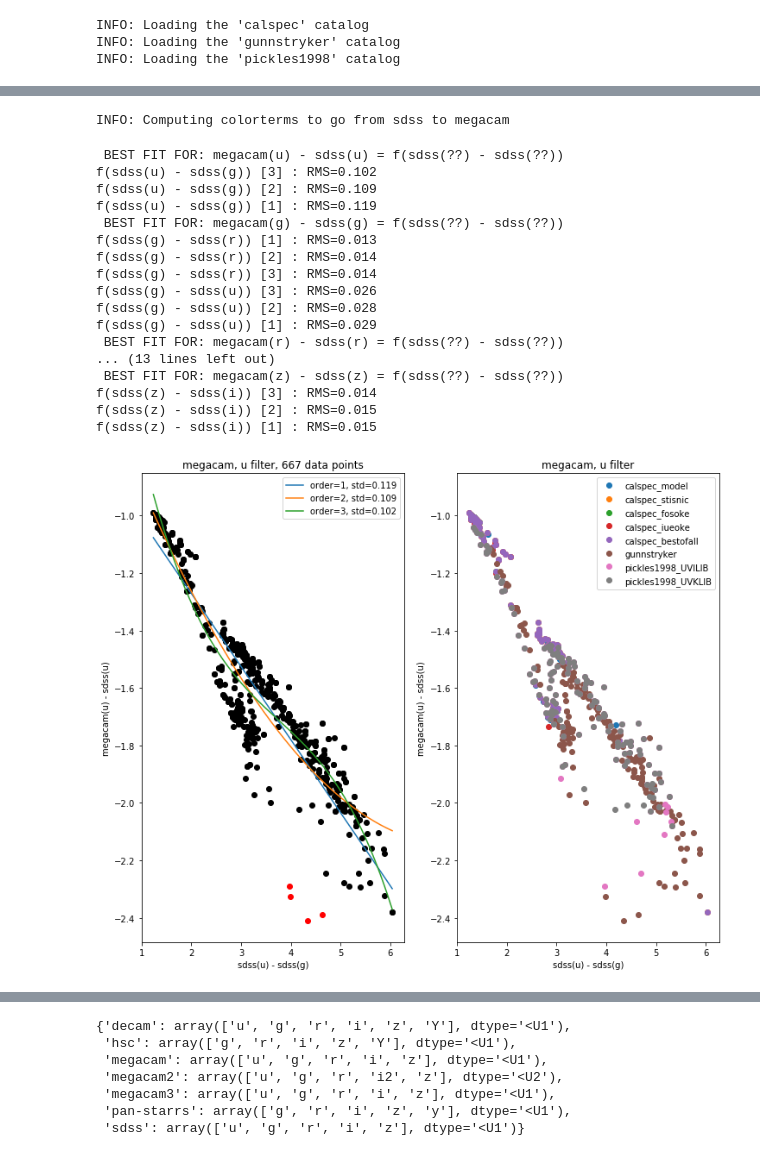
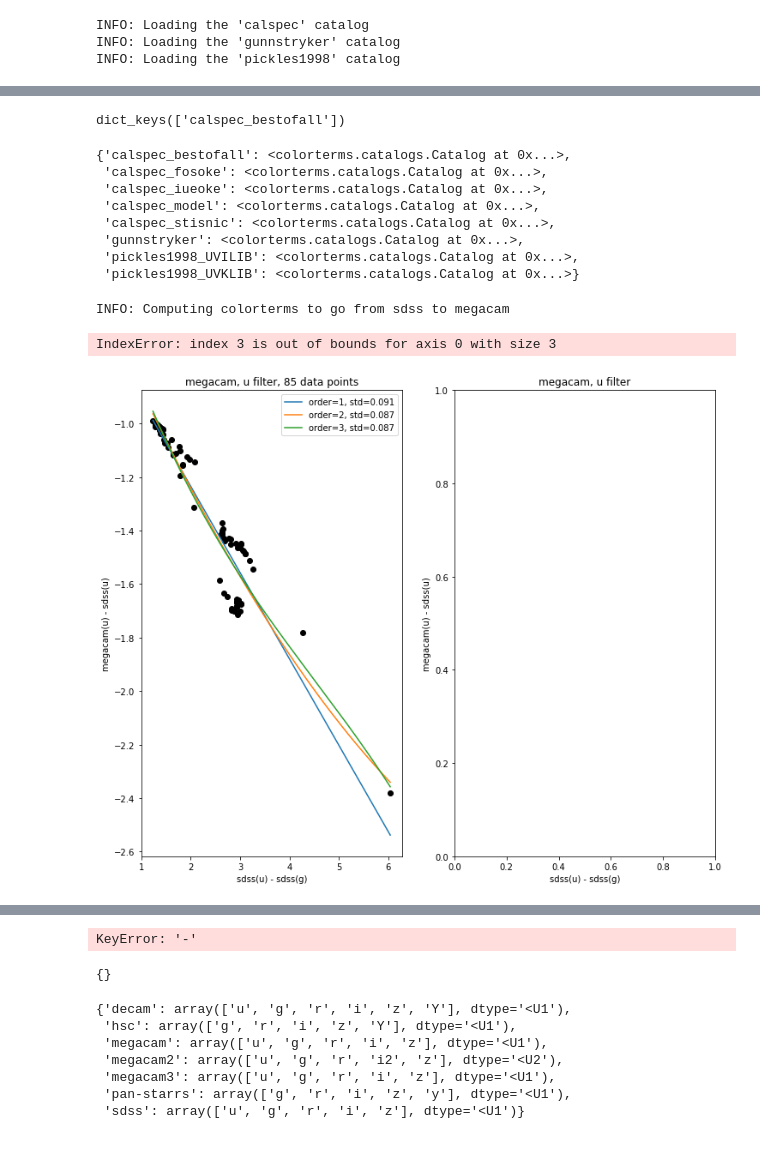
Before and after one commit to marina-ricci/colorterms, a Jupyter notebook: notebooks/colorfits.ipynb, the cells around one changed output, grey strips where cells are left out. Saved outputs shown, nothing was run; the diff lists cells and outputs as text; code cells hidden in the pictures.

Commit message:
Fix catalog loading options

```diff
--- a/notebooks/colorfits.ipynb
+++ b/notebooks/colorfits.ipynb
@@ -21,3 +59,7 @@ colt = colorfits.Colorterms(catalogs, filters)
+# %%
+colt.magnitudes.keys()
+# %% [output]
+dict_keys(['calspec_bestofall'])
 # %%
 first_filterset = 'sdss'; second_filterset='megacam'
 # %%
@@ -30,25 +72,20 @@ cuts = {'megacam(r) - sdss(r)': {'min': -0.10, 'max': 0},
         'sdss(i) - sdss(r)': {'max': 1},
         'megacam(z) - sdss(z)': {'min': -1.35, 'max': -1.05}
        }
+# %%
+colt.catalogs
+# %% [output]
+{'calspec_bestofall': <colorterms.catalogs.Catalog at 0x...>,
+ 'calspec_fosoke': <colorterms.catalogs.Catalog at 0x...>,
+ 'calspec_iueoke': <colorterms.catalogs.Catalog at 0x...>,
+ 'calspec_model': <colorterms.catalogs.Catalog at 0x...>,
+ 'calspec_stisnic': <colorterms.catalogs.Catalog at 0x...>,
+ 'gunnstryker': <colorterms.catalogs.Catalog at 0x...>,
+ 'pickles1998_UVILIB': <colorterms.catalogs.Catalog at 0x...>,
+ 'pickles1998_UVKLIB': <colorterms.catalogs.Catalog at 0x...>}
 # %%
-colt.compute_colorterms(first_filterset, second_filterset, cuts=cuts, sigma_clip=5)
+colt.compute_colorterms(first_filterset, second_filterset, cuts=cuts, sigma_clip=5,catalogs=['calspec_bestofall'])
 # %% [output]
 INFO: Computing colorterms to go from sdss to megacam
- BEST FIT FOR: megacam(u) - sdss(u) = f(sdss(??) - sdss(??))
-f(sdss(u) - sdss(g)) [3] : RMS=0.102
-f(sdss(u) - sdss(g)) [2] : RMS=0.109
-f(sdss(u) - sdss(g)) [1] : RMS=0.119
- BEST FIT FOR: megacam(g) - sdss(g) = f(sdss(??) - sdss(??))
-f(sdss(g) - sdss(r)) [1] : RMS=0.013
-f(sdss(g) - sdss(r)) [2] : RMS=0.014
-f(sdss(g) - sdss(r)) [3] : RMS=0.014
-f(sdss(g) - sdss(u)) [3] : RMS=0.026
-f(sdss(g) - sdss(u)) [2] : RMS=0.028
-f(sdss(g) - sdss(u)) [1] : RMS=0.029
- BEST FIT FOR: megacam(r) - sdss(r) = f(sdss(??) - sdss(??))
-... (13 lines left out)
- BEST FIT FOR: megacam(z) - sdss(z) = f(sdss(??) - sdss(??))
-f(sdss(z) - sdss(i)) [3] : RMS=0.014
-f(sdss(z) - sdss(i)) [2] : RMS=0.015
-f(sdss(z) - sdss(i)) [1] : RMS=0.015
+IndexError: index 3 is out of bounds for axis 0 with size 3
-[figure, old version]
+[figure, new version]
@@ -62,3 +92,13 @@ f(sdss(z) - sdss(i)) [1] : RMS=0.015
+# %%
+catalogs=['calspec_bestofall']
+print(np.transpose([colt._get_data(first_filterset, second_filterset, 'u', 'g-u', [catalog],\
+                             cuts) for catalog in catalogs]))
+# %% [output]
+KeyError: '-'
+# %%
+colt.results
+# %% [output]
+{}
 # %%
 colt.filters.ordered
 # %% [output]
```
Also changed, not shown: parts of 5 cells of this notebook, 3 other files.
